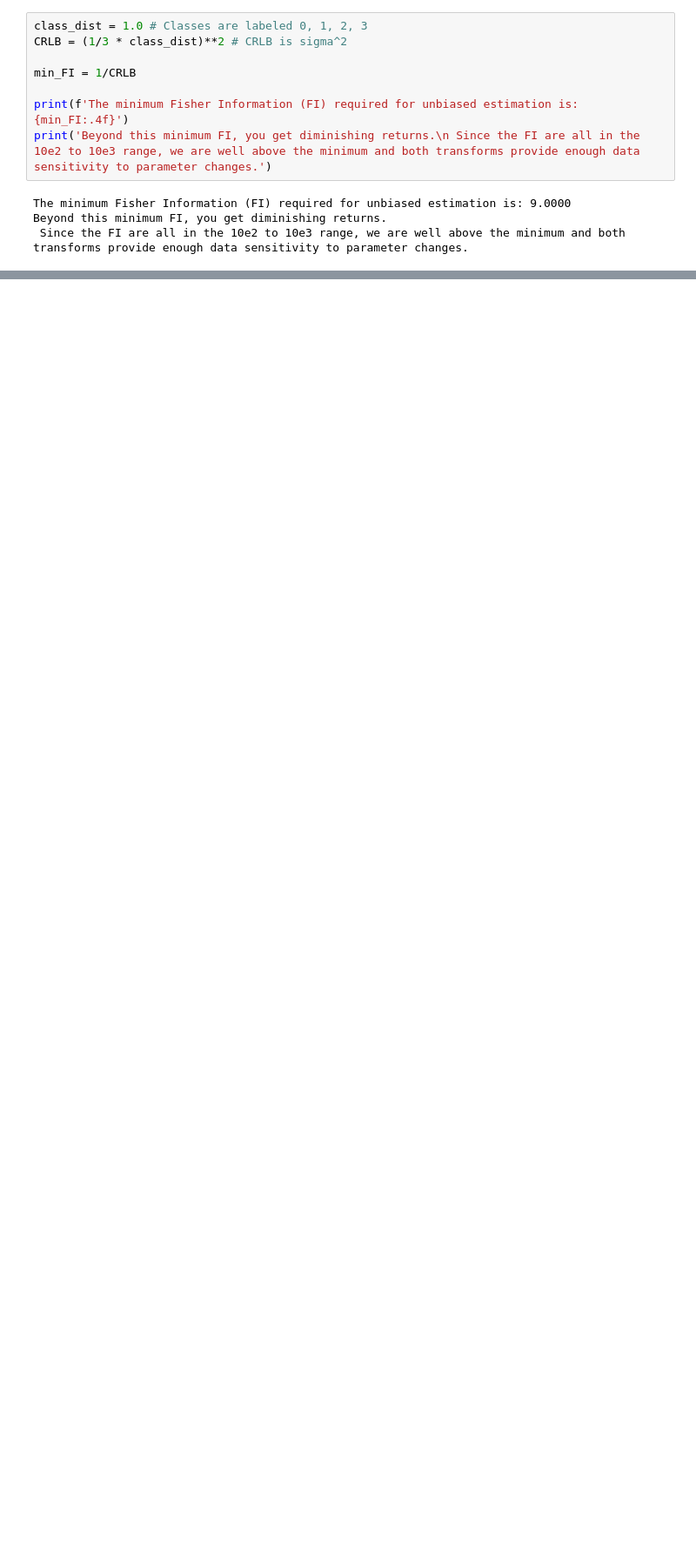
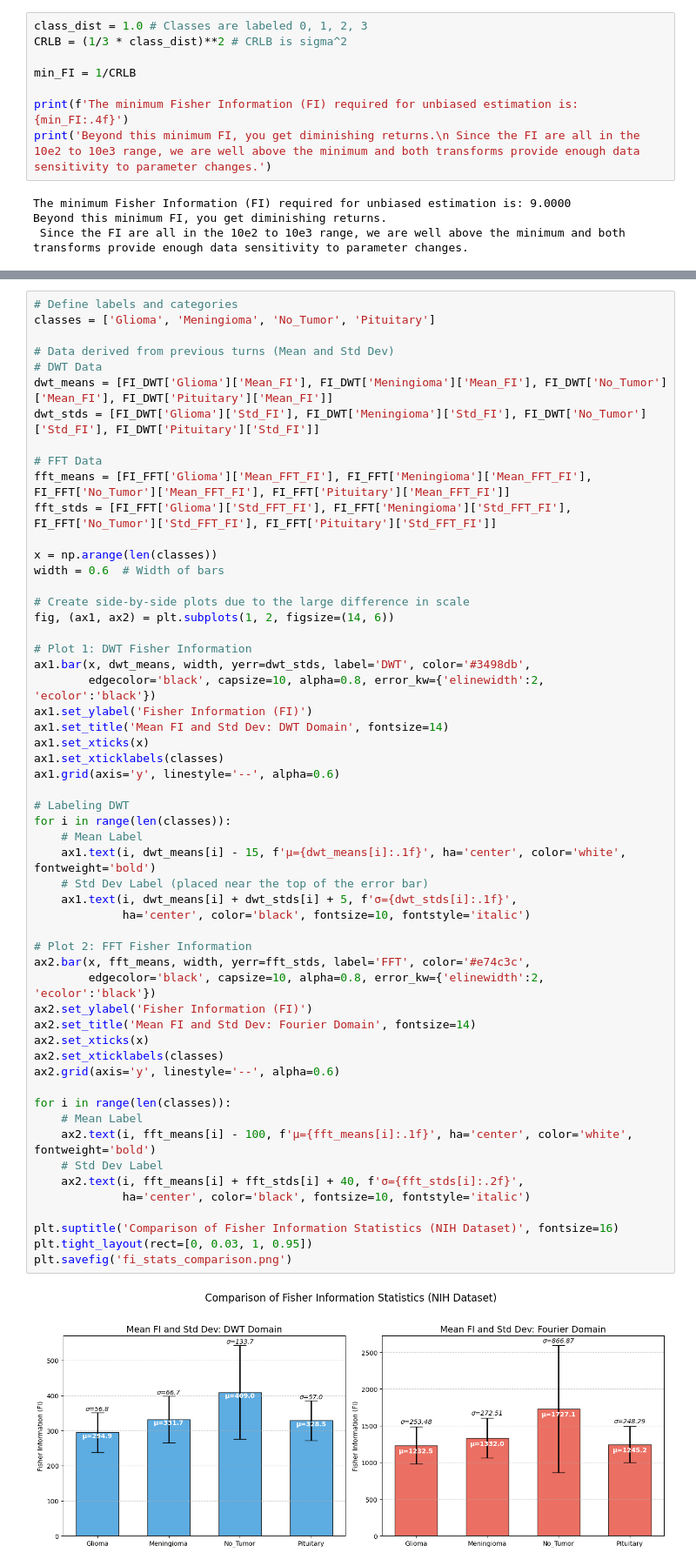
Before and after one commit to jetwidjaja96-cloud/MV, a Jupyter notebook: Fisher Information.ipynb, the cells around one changed output, grey strips where cells are left out. Shown at 87% size. Saved outputs shown, nothing was run; the diff lists cells and outputs as text; blank space fills up the shorter version.

```diff
--- a/Fisher Information.ipynb
+++ b/Fisher Information.ipynb
@@ -453,3 +458,60 @@ Coefficient of Variation (CV) for FFT FI:
+# %%
+# Define labels and categories
+classes = ['Glioma', 'Meningioma', 'No_Tumor', 'Pituitary']
+
+# Data derived from previous turns (Mean and Std Dev)
+# DWT Data
+dwt_means = [FI_DWT['Glioma']['Mean_FI'], FI_DWT['Meningioma']['Mean_FI'], FI_DWT['No_Tumor']['Mean_FI'], FI_DWT['Pituitary']['Mean_FI']]
+dwt_stds = [FI_DWT['Glioma']['Std_FI'], FI_DWT['Meningioma']['Std_FI'], FI_DWT['No_Tumor']['Std_FI'], FI_DWT['Pituitary']['Std_FI']]
+
+# FFT Data
+fft_means = [FI_FFT['Glioma']['Mean_FFT_FI'], FI_FFT['Meningioma']['Mean_FFT_FI'], FI_FFT['No_Tumor']['Mean_FFT_FI'], FI_FFT['Pituitary']['Mean_FFT_FI']]
+fft_stds = [FI_FFT['Glioma']['Std_FFT_FI'], FI_FFT['Meningioma']['Std_FFT_FI'], FI_FFT['No_Tumor']['Std_FFT_FI'], FI_FFT['Pituitary']['Std_FFT_FI']]
+
+x = np.arange(len(classes))
+width = 0.6  # Width of bars
+
+# Create side-by-side plots due to the large difference in scale
+fig, (ax1, ax2) = plt.subplots(1, 2, figsize=(14, 6))
+
+# Plot 1: DWT Fisher Information
+ax1.bar(x, dwt_means, width, yerr=dwt_stds, label='DWT', color='#3498db',
+        edgecolor='black', capsize=10, alpha=0.8, error_kw={'elinewidth':2, 'ecolor':'black'})
+ax1.set_ylabel('Fisher Information (FI)')
+ax1.set_title('Mean FI and Std Dev: DWT Domain', fontsize=14)
+ax1.set_xticks(x)
+ax1.set_xticklabels(classes)
+ax1.grid(axis='y', linestyle='--', alpha=0.6)
+
+# Labeling DWT
+for i in range(len(classes)):
+    # Mean Label
+    ax1.text(i, dwt_means[i] - 15, f'μ={dwt_means[i]:.1f}', ha='center', color='white', fontweight='bold')
+    # Std Dev Label (placed near the top of the error bar)
+    ax1.text(i, dwt_means[i] + dwt_stds[i] + 5, f'σ={dwt_stds[i]:.1f}',
+             ha='center', color='black', fontsize=10, fontstyle='italic')
+
+# Plot 2: FFT Fisher Information
+ax2.bar(x, fft_means, width, yerr=fft_stds, label='FFT', color='#e74c3c',
+        edgecolor='black', capsize=10, alpha=0.8, error_kw={'elinewidth':2, 'ecolor':'black'})
+ax2.set_ylabel('Fisher Information (FI)')
+ax2.set_title('Mean FI and Std Dev: Fourier Domain', fontsize=14)
+ax2.set_xticks(x)
+ax2.set_xticklabels(classes)
+ax2.grid(axis='y', linestyle='--', alpha=0.6)
+
+for i in range(len(classes)):
+    # Mean Label
+    ax2.text(i, fft_means[i] - 100, f'μ={fft_means[i]:.1f}', ha='center', color='white', fontweight='bold')
+    # Std Dev Label
+    ax2.text(i, fft_means[i] + fft_stds[i] + 40, f'σ={fft_stds[i]:.2f}',
+             ha='center', color='black', fontsize=10, fontstyle='italic')
+
+plt.suptitle('Comparison of Fisher Information Statistics (NIH Dataset)', fontsize=16)
+plt.tight_layout(rect=[0, 0.03, 1, 0.95])
+plt.savefig('fi_stats_comparison.png')
+# %% [output]
+[figure, added]
 # %%
 # Data provided by the user
 classes = ['Glioma', 'Meningioma', 'No Tumor', 'Pituitary']
```
Also changed, not shown: parts of 18 cells of this notebook, 1 other file.
